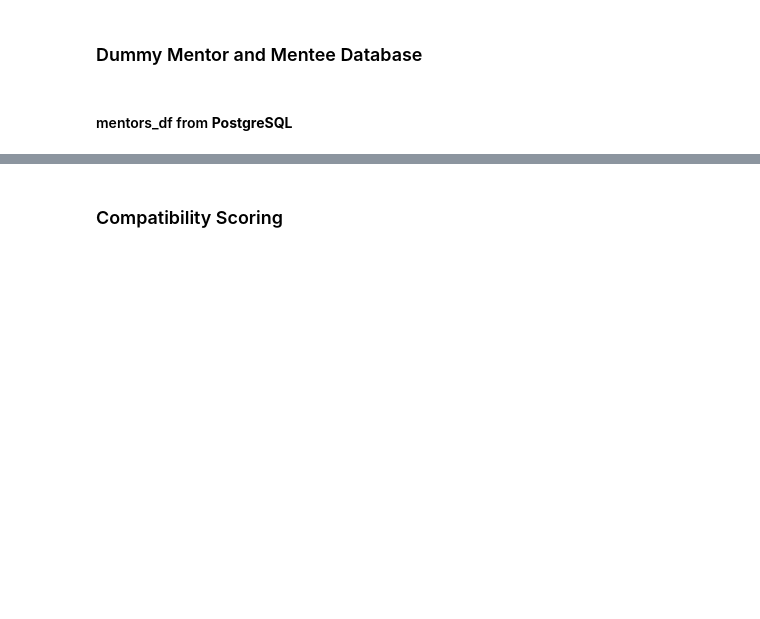
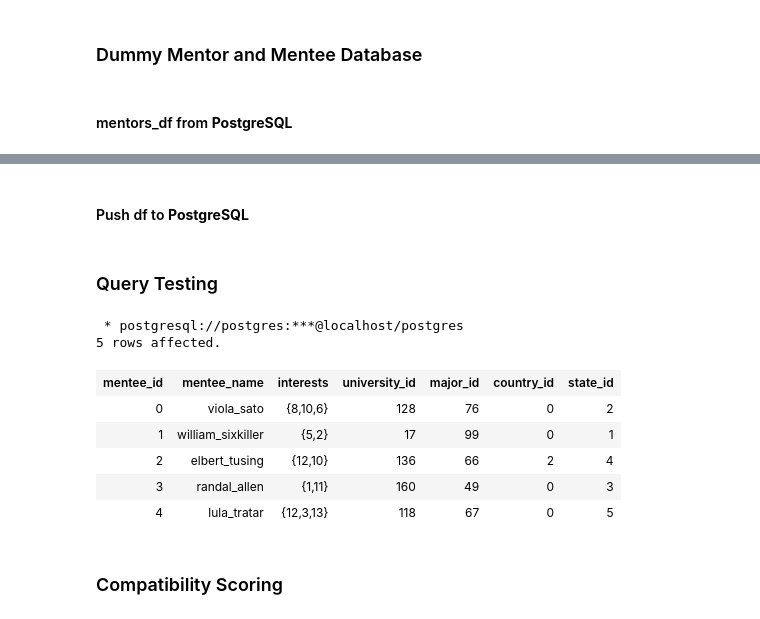
Before and after one commit to patrickamadeus/matchmaking, a Jupyter notebook: matchmaking with Replacement.ipynb, the cells around one changed output, grey strips where cells are left out. Drawn from its saved outputs; the diff is of its cells as text; code cells hidden in the pictures; blank space fills up the shorter version.

Commit message:
feat: add data push mechanism

```diff
--- a/matchmaking with Replacement.ipynb
+++ b/matchmaking with Replacement.ipynb
@@ -152,7 +152,7 @@ for i in range(n_mentees):
         name = names.get_full_name().lower().replace(' ', '_')
     n_interest_squared = np.random.randint(1, 16)
     n_interest = int(np.floor(np.sqrt(n_interest_squared)))
-    interests = np.random.choice(interests_df.interest_id, n_interest, replace=False)
+    interests = np.random.choice(interests_df.interest_id, n_interest, replace=False).tolist()
     university_id = random.choices(
         universities_df.university_id, universities_df.university_id
     )[0]
@@ -165,7 +165,7 @@ for i in range(n_mentees):
 # %% [markdown]
 #### mentors_df from **PostgreSQL**
 # %%
-mentor_df = pd.read_sql('''
+mentors_df = pd.read_sql('''
 SELECT
        u.id AS mentor_id,
        u.name AS mentor_name,
@@ -183,4 +183,25 @@ WHERE
       e.user_id = u.id AND
       o.state_id = s.id;
 ''', engine)
-mentor_df
+
+mentees_df = pd.read_sql('''
+SELECT
+       u.id AS mentee_id,
+       u.name AS mentee_name,
+       -- INTERESTS
+       o.id AS university_id,
+       e.major_id,
+       o.country_id, -- (*)
+       s.id AS state_id
+FROM users u, roles r, education e, organizations o, states s
+WHERE
+      u.role_id = r.id AND
+      r.role_name = '1' AND
+      o.id = e.organization_id AND
+      e.user_id = u.id AND
+      o.state_id = s.id;
+''', engine)
+
+# Add interests manually
+mentors_df.insert(2, 'interests', [])
+mentees_df.insert(2, 'interests', [])
@@ -207,11 +226,11 @@ mentor_df
 
 mentors_df = pd.DataFrame(
     mentors,
-    columns=['mentor_id', 'mentor_name', 'interests', 'university_id', 'major_id', 'country_id', 'state_id', 'n_slot']
+    columns=mentors_df.columns
 )
 
 
 mentees_df = pd.DataFrame(
     mentees,
-    columns=['mentee_id', 'mentee_name', 'interests', 'university_id', 'major_id', 'country_id', 'state_id']
+    columns=mentees_df.columns,
 )
@@ -237,0 +260,2 @@ print(mentors_df)
+# %% [markdown]
+#### Push df to **PostgreSQL**
@@ -238,3 +267,18 @@ print(mentors_df)
+# %% [markdown]
+### Query Testing
+# %%
+%%sql
+
+SELECT * FROM mentors_df LIMIT 5;
+# %% [output]
+ * postgresql://postgres:***@localhost/postgres
+5 rows affected.
+| mentee_id | mentee_name | interests | university_id | major_id | country_id | state_id |
+| 0 | viola_sato | {8,10,6} | 128 | 76 | 0 | 2 |
+| 1 | william_sixkiller | {5,2} | 17 | 99 | 0 | 1 |
+| 2 | elbert_tusing | {12,10} | 136 | 66 | 2 | 4 |
+| 3 | randal_allen | {1,11} | 160 | 49 | 0 | 3 |
+| 4 | lula_tratar | {12,3,13} | 118 | 67 | 0 | 5 |
 # %% [markdown]
 ### Compatibility Scoring
 # %%
```
Also changed, not shown: parts of 4 cells of this notebook.
